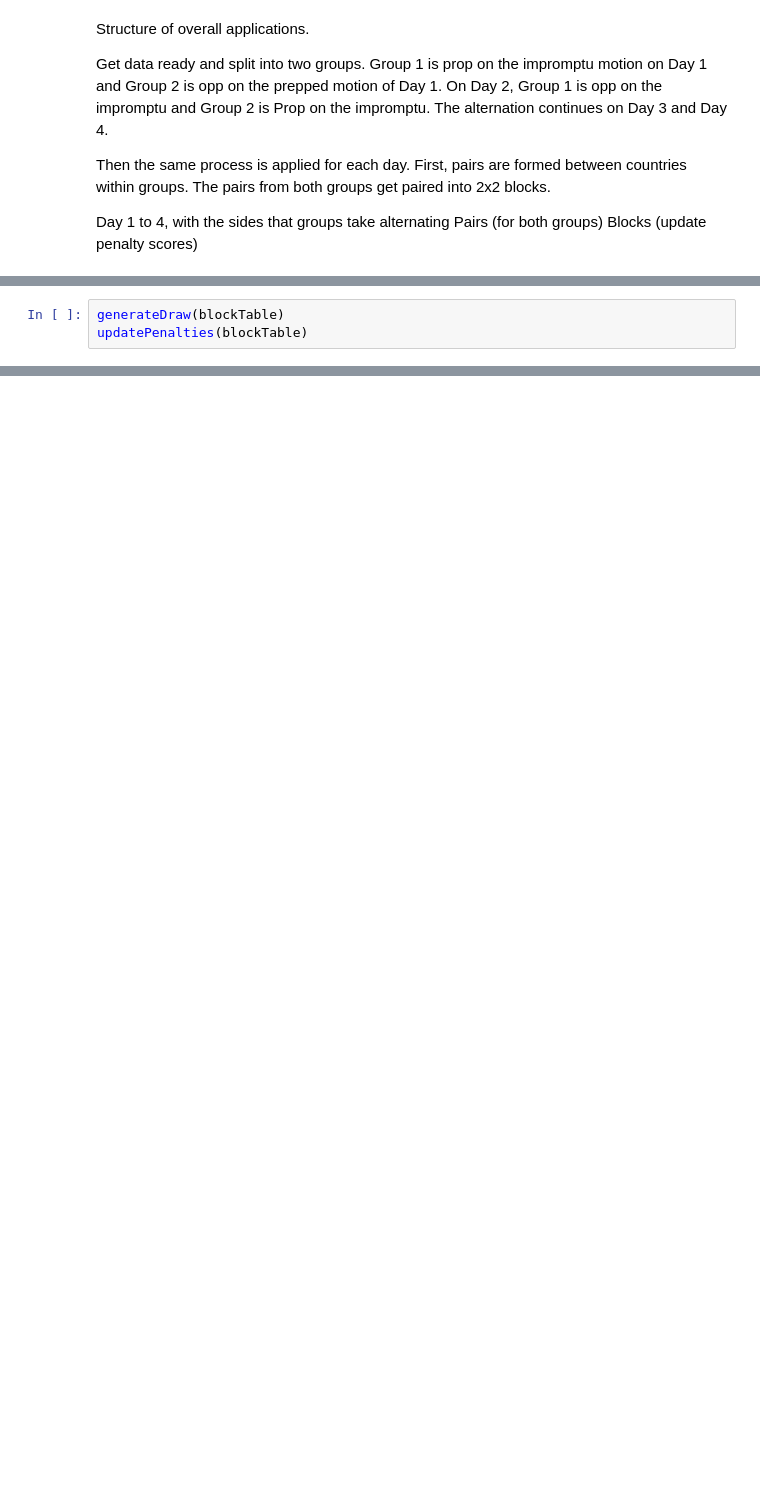
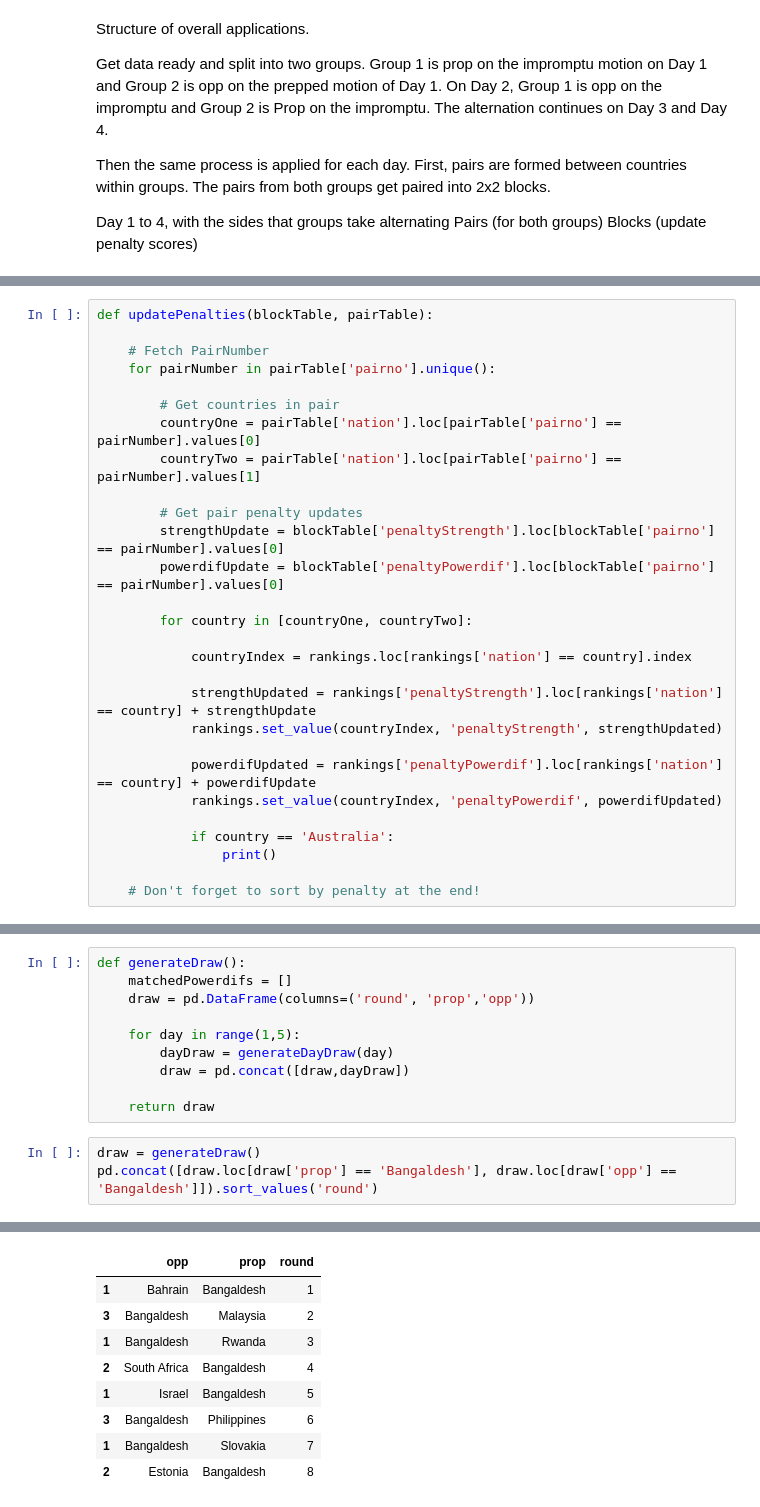
Before and after one commit to mhschel/WSDCDraw, a Jupyter notebook: WSDCDraw.ipynb, the cells around one changed output, grey strips where cells are left out. Drawn from its saved outputs; the diff is of its cells as text; blank space fills up the shorter version.

```diff
--- a/WSDCDraw.ipynb
+++ b/WSDCDraw.ipynb
@@ -211,3 +261,0 @@ blockTable
-# %%
-generateDraw(blockTable)
-updatePenalties(blockTable)
@@ -235,0 +262,28 @@ blockTable.sort_values('penalty')
+# %%
+def updatePenalties(blockTable, pairTable):
+
+    # Fetch PairNumber
+    for pairNumber in pairTable['pairno'].unique():
+
+        # Get countries in pair
+        countryOne = pairTable['nation'].loc[pairTable['pairno'] == pairNumber].values[0]
+        countryTwo = pairTable['nation'].loc[pairTable['pairno'] == pairNumber].values[1]
+
+        # Get pair penalty updates
+        strengthUpdate = blockTable['penaltyStrength'].loc[blockTable['pairno'] == pairNumber].values[0]
+        powerdifUpdate = blockTable['penaltyPowerdif'].loc[blockTable['pairno'] == pairNumber].values[0]
+
+        for country in [countryOne, countryTwo]:
+
+            countryIndex = rankings.loc[rankings['nation'] == country].index
+
+            strengthUpdated = rankings['penaltyStrength'].loc[rankings['nation'] == country] + strengthUpdate
+            rankings.set_value(countryIndex, 'penaltyStrength', strengthUpdated)
+
+            powerdifUpdated = rankings['penaltyPowerdif'].loc[rankings['nation'] == country] + powerdifUpdate
+            rankings.set_value(countryIndex, 'penaltyPowerdif', powerdifUpdated)
+
+            if country == 'Australia':
+                print()
+
+    # Don't forget to sort by penalty at the end!
@@ -235,0 +353,14 @@ blockTable.sort_values('penalty')
+# %%
+def generateDraw():
+    matchedPowerdifs = []
+    draw = pd.DataFrame(columns=('round', 'prop','opp'))
+
+    for day in range(1,5):
+        dayDraw = generateDayDraw(day)
+        draw = pd.concat([draw,dayDraw])
+
+    return draw
+# %%
+draw = generateDraw()
+pd.concat([draw.loc[draw['prop'] == 'Bangaldesh'], draw.loc[draw['opp'] == 'Bangaldesh']]).sort_values('round')
+# %% [output]
@@ -235,0 +375,9 @@ blockTable.sort_values('penalty')
+|  | opp | prop | round |
+| 1 | Bahrain | Bangaldesh | 1 |
+| 3 | Bangaldesh | Malaysia | 2 |
+| 1 | Bangaldesh | Rwanda | 3 |
+| 2 | South Africa | Bangaldesh | 4 |
+| 1 | Israel | Bangaldesh | 5 |
+| 3 | Bangaldesh | Philippines | 6 |
+| 1 | Bangaldesh | Slovakia | 7 |
+| 2 | Estonia | Bangaldesh | 8 |
```
Also changed, not shown: parts of 26 cells of this notebook, 1 other file.
